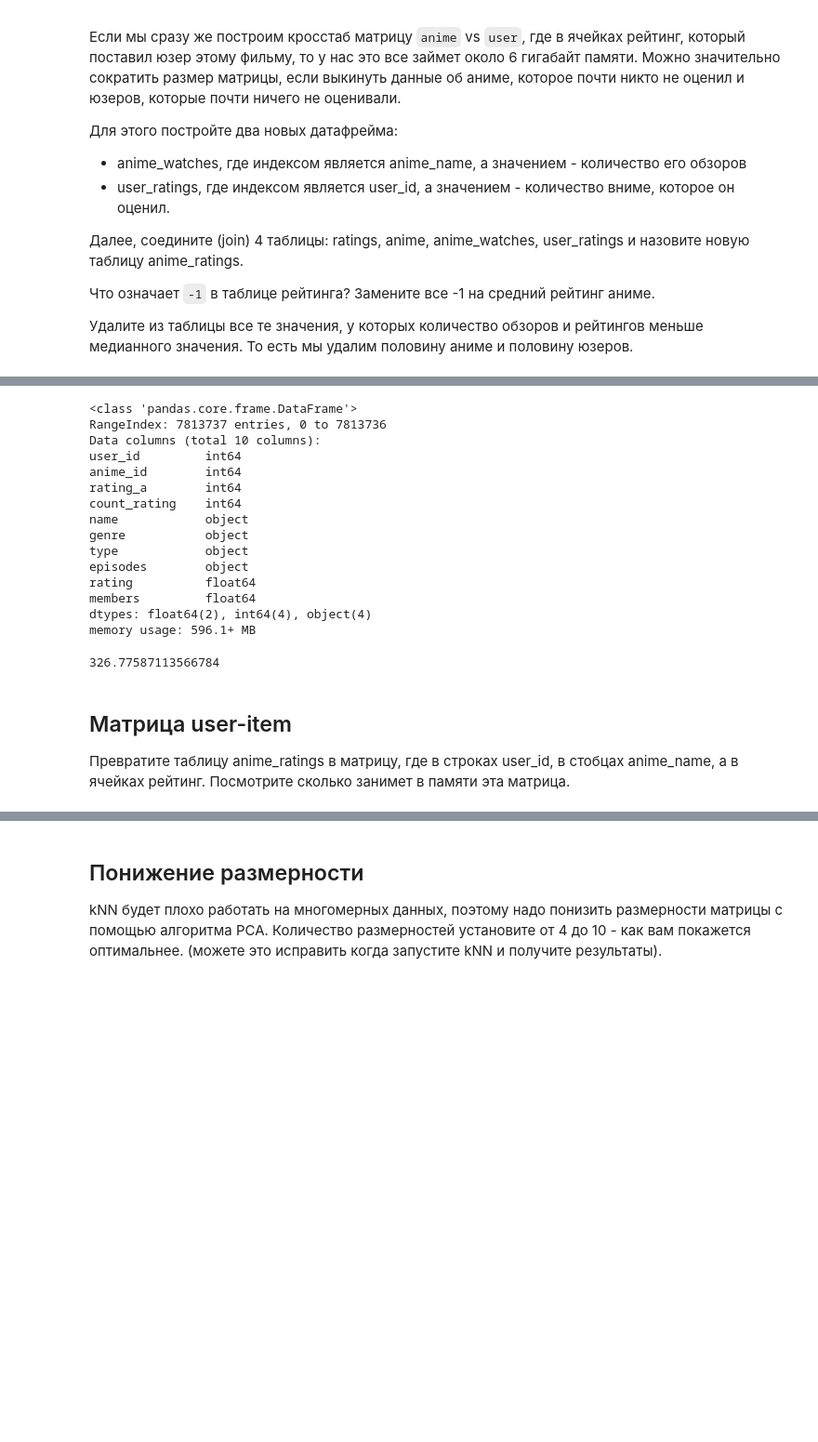
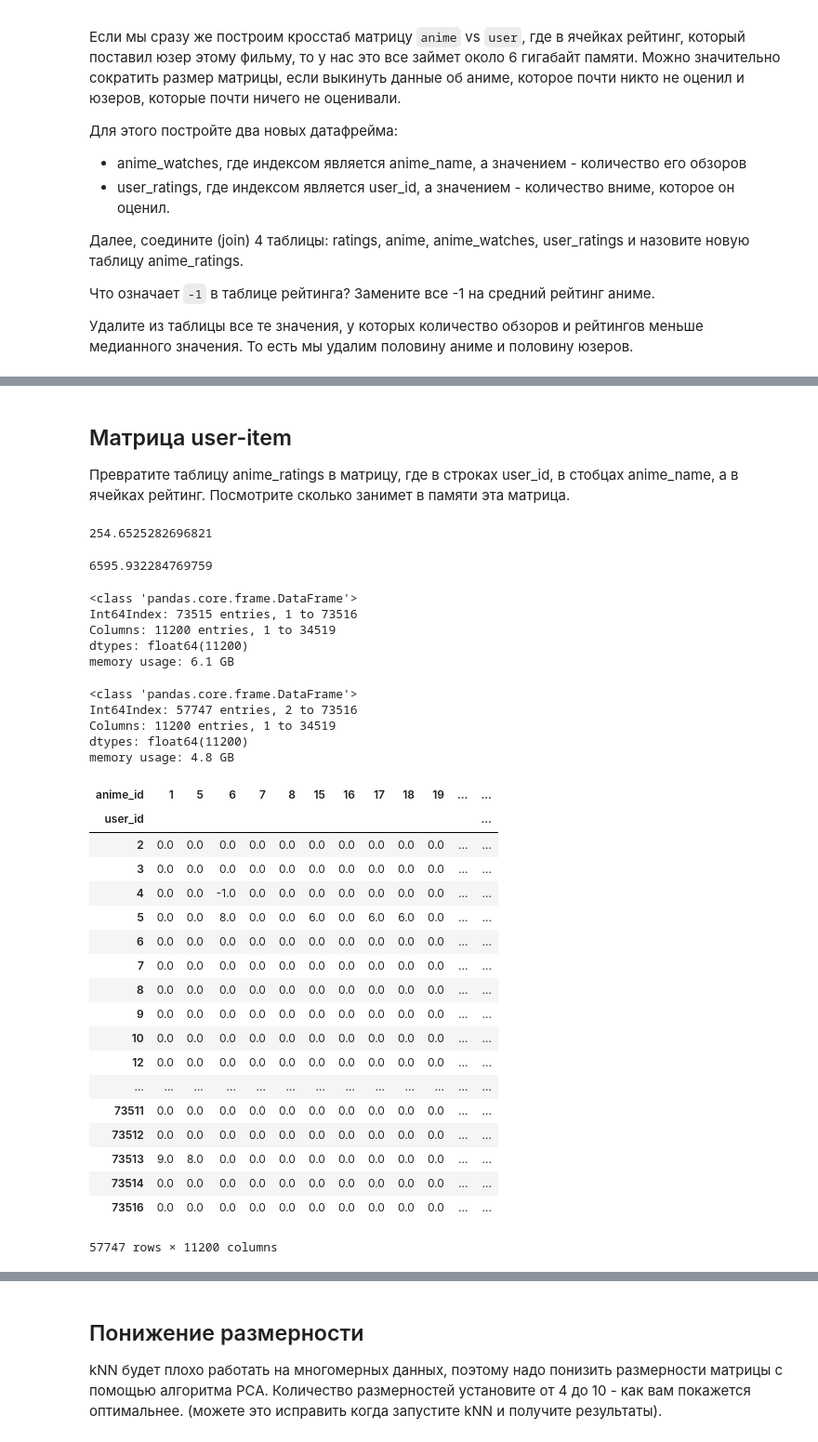
Before and after one commit to Agotsulov/ML-7bits, a Jupyter notebook: week05_workshop_05-01-clustering-workshop.ipynb, the cells around one changed output, grey strips where cells are left out. Shown at 93% size. Cells and saved outputs as stored; diff of their text form; code cells hidden in the pictures; blank space fills up the shorter version.

```diff
--- a/week05_workshop_05-01-clustering-workshop.ipynb
+++ b/week05_workshop_05-01-clustering-workshop.ipynb
@@ -312,27 +363,61 @@ KeyError: 0
-# %%
-anime_ratings.info()
-# %% [output]
-<class 'pandas.core.frame.DataFrame'>
-RangeIndex: 7813737 entries, 0 to 7813736
-Data columns (total 10 columns):
-user_id         int64
-anime_id        int64
-rating_a        int64
-count_rating    int64
-name            object
-genre           object
-type            object
-episodes        object
-rating          float64
-members         float64
-dtypes: float64(2), int64(4), object(4)
-memory usage: 596.1+ MB
-# %%
-mean = anime_ratings['count_rating'].mean()
-mean
-# %% [output]
-326.77587113566784
 # %% [markdown]
 ## Матрица user-item
 
 Превратите таблицу anime_ratings в матрицу, где в строках user_id, в стобцах anime_name, а в ячейках рейтинг. Посмотрите сколько занимет в памяти эта матрица.
+# %%
+mean_rating = user_rating['count_rating'].mean()
+print(mean_rating)
+
+bad_user_rating = user_rating.drop(user_rating[user_rating['count_rating'] >= mean_rating].index)
+# %% [output]
+254.6525282696821
+# %%
+mean_reviews = anime_watches['count_review'].mean()
+print(mean_reviews)
+
+bad_anime_watches = anime_watches[anime_watches['count_review'] < mean_reviews]
+# %% [output]
+6595.932284769759
+# %%
+pd_anime_ratings = ratings.pivot_table(values='rating', index='user_id', columns='anime_id')
+pd_anime_ratings.info()
+# %% [output]
+<class 'pandas.core.frame.DataFrame'>
+Int64Index: 73515 entries, 1 to 73516
+Columns: 11200 entries, 1 to 34519
+dtypes: float64(11200)
+memory usage: 6.1 GB
+# %%
+pd_anime_ratings = pd_anime_ratings.fillna(0)
+# %%
+pd_anime_ratings.drop(bad_user_rating.index, inplace=True)
+# %%
+pd_anime_ratings.info()
+# %% [output]
+<class 'pandas.core.frame.DataFrame'>
+Int64Index: 57747 entries, 2 to 73516
+Columns: 11200 entries, 1 to 34519
+dtypes: float64(11200)
+memory usage: 4.8 GB
+# %%
+pd_anime_ratings
+# %% [output]
+| anime_id | 1 | 5 | 6 | 7 | 8 | 15 | 16 | 17 | 18 | 19 | ... | ... |
+| user_id |  |  |  |  |  |  |  |  |  |  |  | ... |
+| 2 | 0.0 | 0.0 | 0.0 | 0.0 | 0.0 | 0.0 | 0.0 | 0.0 | 0.0 | 0.0 | ... | ... |
+| 3 | 0.0 | 0.0 | 0.0 | 0.0 | 0.0 | 0.0 | 0.0 | 0.0 | 0.0 | 0.0 | ... | ... |
+| 4 | 0.0 | 0.0 | -1.0 | 0.0 | 0.0 | 0.0 | 0.0 | 0.0 | 0.0 | 0.0 | ... | ... |
+| 5 | 0.0 | 0.0 | 8.0 | 0.0 | 0.0 | 6.0 | 0.0 | 6.0 | 6.0 | 0.0 | ... | ... |
+| 6 | 0.0 | 0.0 | 0.0 | 0.0 | 0.0 | 0.0 | 0.0 | 0.0 | 0.0 | 0.0 | ... | ... |
+| 7 | 0.0 | 0.0 | 0.0 | 0.0 | 0.0 | 0.0 | 0.0 | 0.0 | 0.0 | 0.0 | ... | ... |
+| 8 | 0.0 | 0.0 | 0.0 | 0.0 | 0.0 | 0.0 | 0.0 | 0.0 | 0.0 | 0.0 | ... | ... |
+| 9 | 0.0 | 0.0 | 0.0 | 0.0 | 0.0 | 0.0 | 0.0 | 0.0 | 0.0 | 0.0 | ... | ... |
+| 10 | 0.0 | 0.0 | 0.0 | 0.0 | 0.0 | 0.0 | 0.0 | 0.0 | 0.0 | 0.0 | ... | ... |
+| 12 | 0.0 | 0.0 | 0.0 | 0.0 | 0.0 | 0.0 | 0.0 | 0.0 | 0.0 | 0.0 | ... | ... |
+| ... | ... | ... | ... | ... | ... | ... | ... | ... | ... | ... | ... | ... |
+| 73511 | 0.0 | 0.0 | 0.0 | 0.0 | 0.0 | 0.0 | 0.0 | 0.0 | 0.0 | 0.0 | ... | ... |
+| 73512 | 0.0 | 0.0 | 0.0 | 0.0 | 0.0 | 0.0 | 0.0 | 0.0 | 0.0 | 0.0 | ... | ... |
+| 73513 | 9.0 | 8.0 | 0.0 | 0.0 | 0.0 | 0.0 | 0.0 | 0.0 | 0.0 | 0.0 | ... | ... |
+| 73514 | 0.0 | 0.0 | 0.0 | 0.0 | 0.0 | 0.0 | 0.0 | 0.0 | 0.0 | 0.0 | ... | ... |
+| 73516 | 0.0 | 0.0 | 0.0 | 0.0 | 0.0 | 0.0 | 0.0 | 0.0 | 0.0 | 0.0 | ... | ... |
+57747 rows × 11200 columns
```
Also changed, not shown: parts of 23 cells of this notebook, 2 other files.
